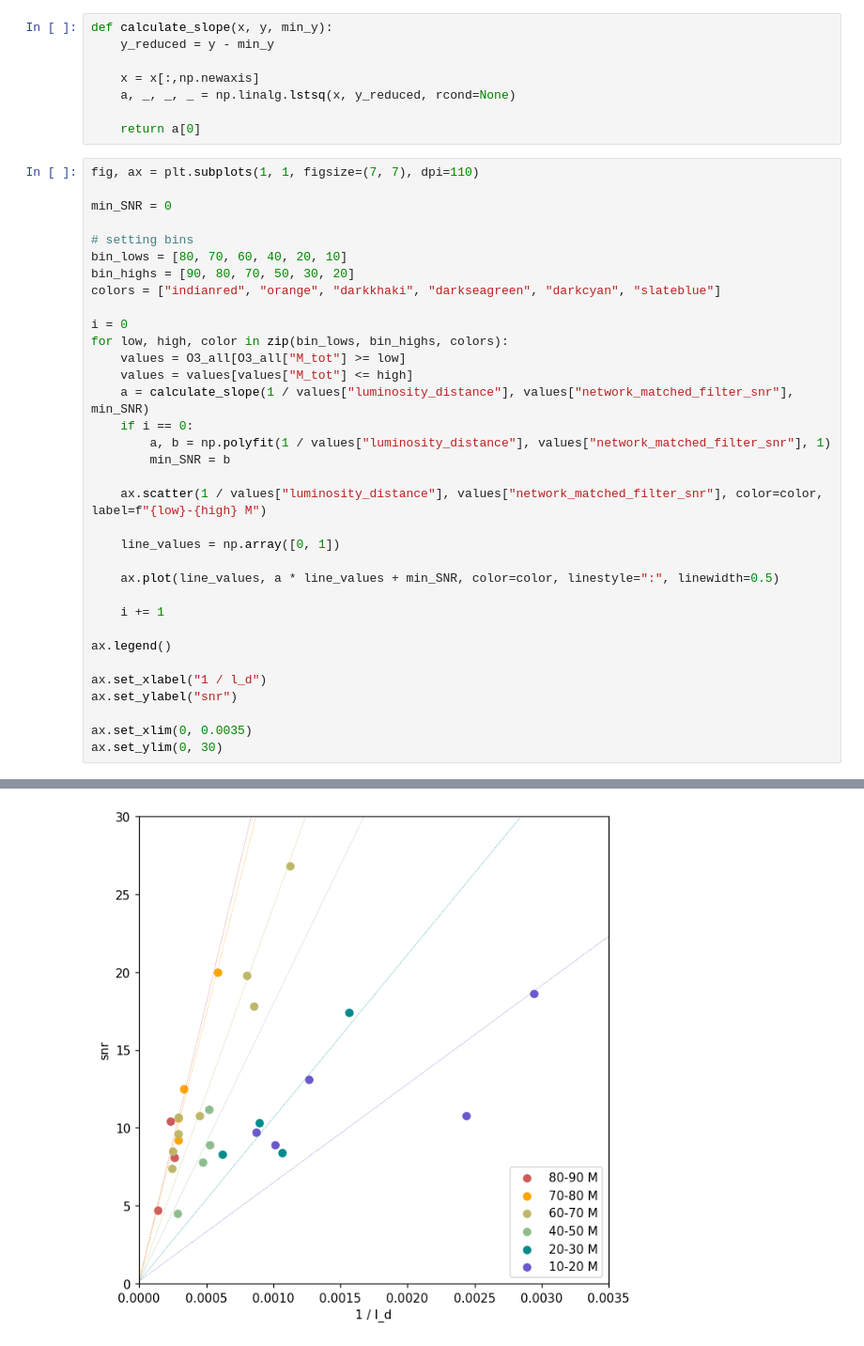
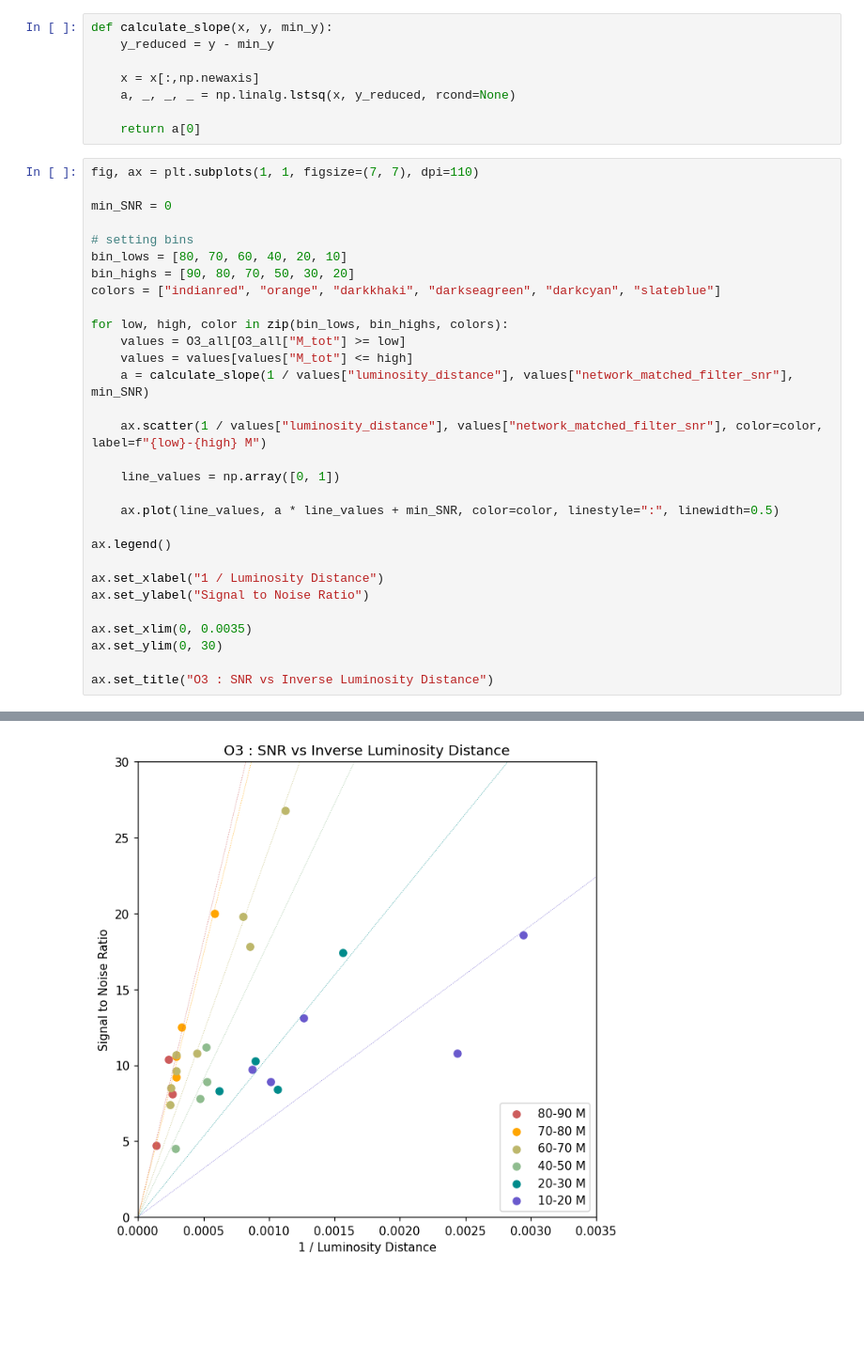
Before and after one commit to AndrewValentini/Gravitational-Waves-Research-23-24, a Jupyter notebook: Data Analysis/O1-O4.ipynb, the cells around one changed output, grey strips where cells are left out. Shown at 94% size. Drawn from its saved outputs; the diff is of its cells as text; blank space fills up the shorter version.

```diff
--- a/Data Analysis/O1-O4.ipynb
+++ b/Data Analysis/O1-O4.ipynb
@@ -889,14 +889,10 @@ bin_lows = [80, 70, 60, 40, 20, 10]
 bin_highs = [90, 80, 70, 50, 30, 20]
 colors = ["indianred", "orange", "darkkhaki", "darkseagreen", "darkcyan", "slateblue"]
 
-i = 0
 for low, high, color in zip(bin_lows, bin_highs, colors):
     values = O3_all[O3_all["M_tot"] >= low]
     values = values[values["M_tot"] <= high]
     a = calculate_slope(1 / values["luminosity_distance"], values["network_matched_filter_snr"], min_SNR)
-    if i == 0:
-        a, b = np.polyfit(1 / values["luminosity_distance"], values["network_matched_filter_snr"], 1)
-        min_SNR = b
 
     ax.scatter(1 / values["luminosity_distance"], values["network_matched_filter_snr"], color=color, label=f"{low}-{high} M")
 
@@ -904,13 +900,13 @@ for low, high, color in zip(bin_lows, bin_highs, colors):
 
     ax.plot(line_values, a * line_values + min_SNR, color=color, linestyle=":", linewidth=0.5)
 
-    i += 1
-
 ax.legend()
 
-ax.set_xlabel("1 / l_d")
-ax.set_ylabel("snr")
+ax.set_xlabel("1 / Luminosity Distance")
+ax.set_ylabel("Signal to Noise Ratio")
 
 ax.set_xlim(0, 0.0035)
 ax.set_ylim(0, 30)
+
+ax.set_title("O3 : SNR vs Inverse Luminosity Distance")
 # %% [output]
@@ -918 +914 @@ ax.set_ylim(0, 30)
-[figure, old version]
+[figure, new version]
```
Also changed, not shown: parts of 3 cells of this notebook.
